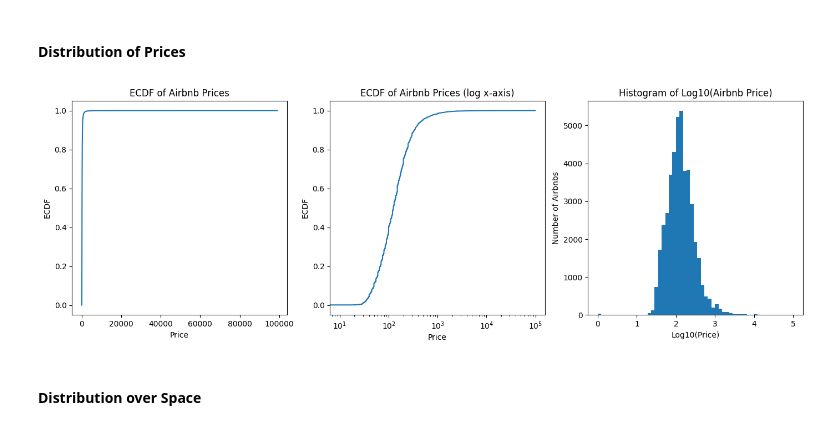
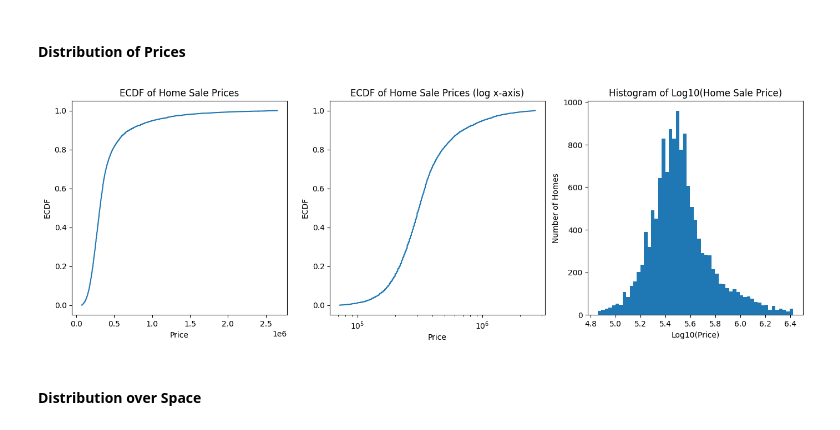
Before and after one commit to bfeif/personal-website, a Jupyter notebook: code/notebooks/feature-engineering-with-just-latitude-and-longitude.ipynb, the cells around one changed output. Drawn from its saved outputs; the diff is of its cells as text; code cells hidden in the pictures.

```diff
--- a/code/notebooks/feature-engineering-with-just-latitude-and-longitude.ipynb
+++ b/code/notebooks/feature-engineering-with-just-latitude-and-longitude.ipynb
@@ -26,3 +32,5 @@ from scipy import spatial
 import plotly.graph_objects as go
 import plotly.express as px
 from typing import List, Optional
+# %%
+pl.Config.set_fmt_str_lengths(90)
@@ -99,10 +94,13 @@ shape: (5, 2)
 Normally we'd have to do `log1p`, but we can be quite certain here that nobody will be offering their Airbnb for free!
 # %%
 df_query = (
-    pl.scan_csv("../data/AB_US_2023.csv")
-    .filter(pl.col("city") == "New York City")
+    pl.scan_csv("../data/miami-housing.csv")
+    .with_columns([
+        pl.col("SALE_PRC").alias("price"),
+        pl.col(["LATITUDE", "LONGITUDE"]).name.to_lowercase()
+    ])
     .select(pl.col(["latitude", "longitude", "price"]))
-    .with_columns((pl.col("price") + 1).log10().name.suffix("_log10"))
+    .with_columns((pl.col("price")).log10().name.suffix("_log10"))
 )
 # %%
 num_rows = df_query.collect().shape[0]
@@ -137,25 +135,25 @@ shape: (5, 6)
 # %%
 fig, (ax1, ax2, ax3) = plt.subplots(1, 3, figsize=(17, 5))
 
 ax1.plot(df["price"].sort(), np.linspace(0, 1, len(df)))
 ax1.set_xlabel("Price")
 ax1.set_ylabel("ECDF")
-ax1.set_title("ECDF of Airbnb Prices")
+ax1.set_title("ECDF of Home Sale Prices")
 
 ax2.plot(df["price"].sort(), np.linspace(0, 1, len(df)))
 ax2.set_xscale("log")
 ax2.set_xlabel("Price")
 ax2.set_ylabel("ECDF")
-ax2.set_title("ECDF of Airbnb Prices (log x-axis)")
+ax2.set_title("ECDF of Home Sale Prices (log x-axis)")
 
 ax3.hist(df["price_log10"], bins=55, density=False)
 ax3.set_xlabel("Log10(Price)")
-ax3.set_ylabel("Number of Airbnbs")
-ax3.set_title("Histogram of Log10(Airbnb Price)")
+ax3.set_ylabel("Number of Homes")
+ax3.set_title("Histogram of Log10(Home Sale Price)")
 
-plt.savefig(os.path.join(images_dir, "distribution-of-airbnb-price.png"))
+plt.savefig(os.path.join(images_dir, "distribution-of-home-sale-price.png"))
 # %% [output]
-[figure, old version]
+[figure, new version]
 # %% [markdown]
 #### Distribution over Space
 # %%
```
Also changed, not shown: parts of 23 cells of this notebook, 9 other files.
